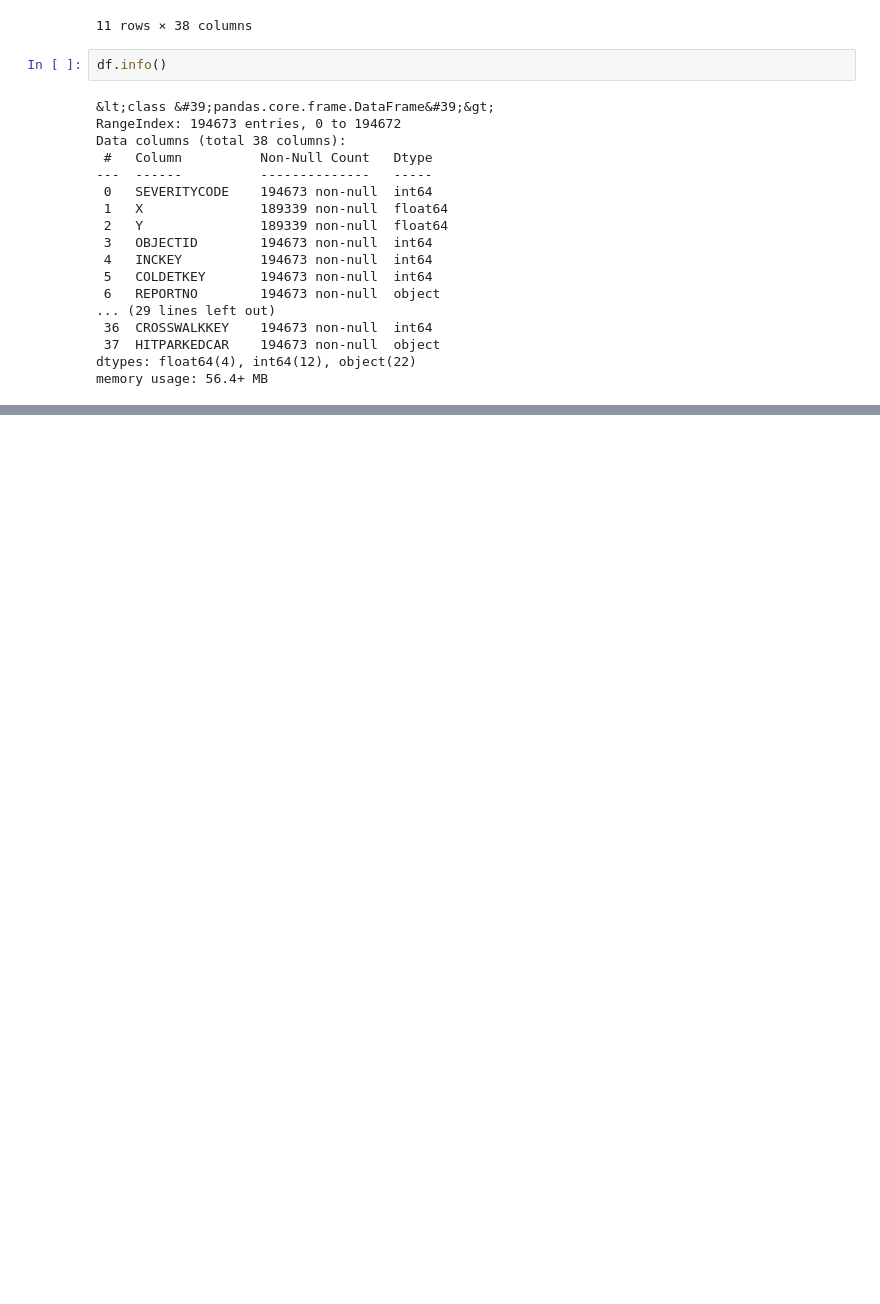
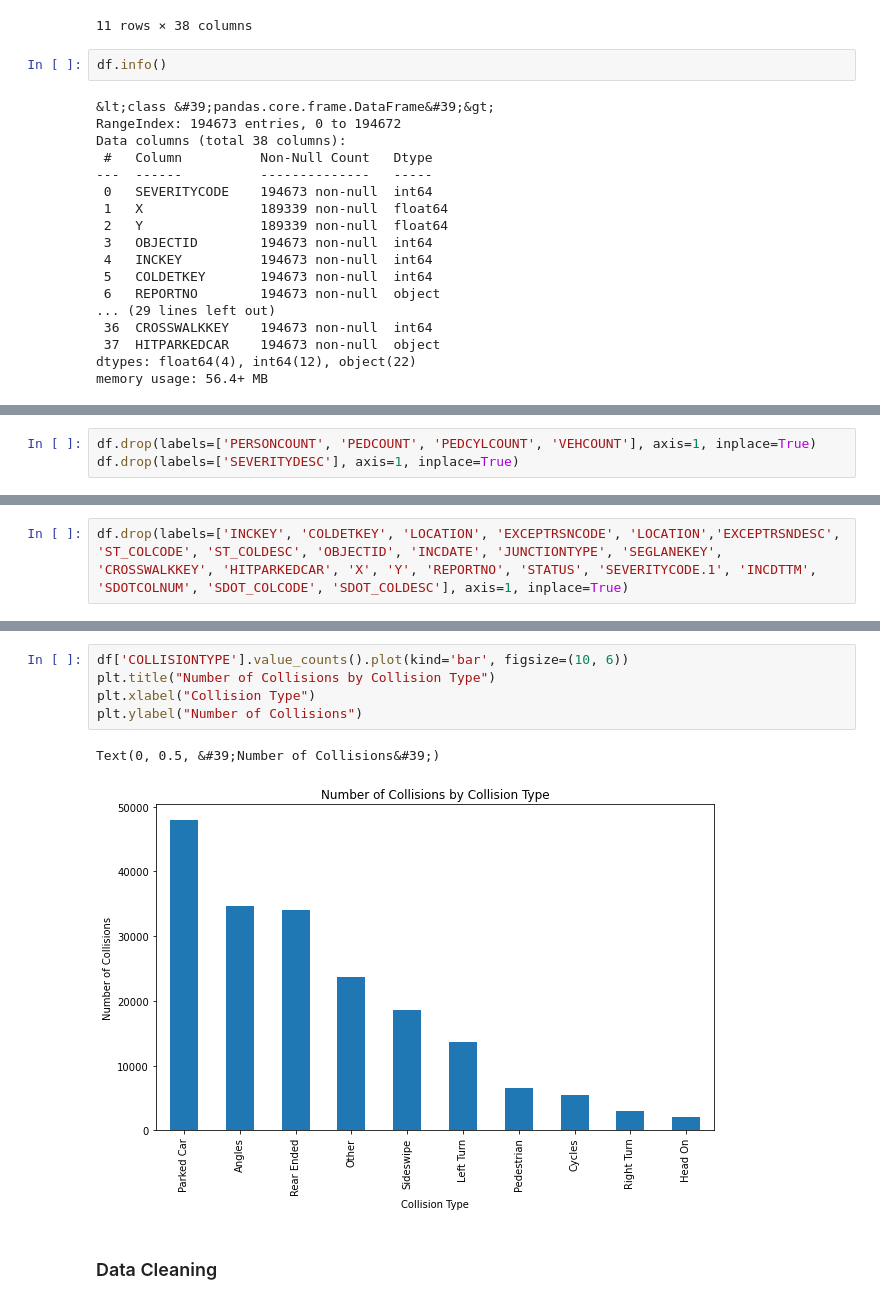
Before and after one commit to sumeetgrewal/capstone-dsp, a Jupyter notebook: project.ipynb, the cells around one changed output, grey strips where cells are left out. Saved outputs shown, nothing was run; the diff lists cells and outputs as text; blank space fills up the shorter version.

Commit message:
Work on Exploratory Data Analysis

```diff
--- a/project.ipynb
+++ b/project.ipynb
@@ -96,0 +117,3 @@ memory usage: 56.4+ MB
+# %%
+df.drop(labels=['PERSONCOUNT', 'PEDCOUNT', 'PEDCYLCOUNT', 'VEHCOUNT'], axis=1, inplace=True)
+df.drop(labels=['SEVERITYDESC'], axis=1, inplace=True)
@@ -96,0 +122,2 @@ memory usage: 56.4+ MB
+# %%
+df.drop(labels=['INCKEY', 'COLDETKEY', 'LOCATION', 'EXCEPTRSNCODE', 'LOCATION','EXCEPTRSNDESC', 'ST_COLCODE', 'ST_COLDESC', 'OBJECTID', 'INCDATE', 'JUNCTIONTYPE', 'SEGLANEKEY', 'CROSSWALKKEY', 'HITPARKEDCAR', 'X', 'Y', 'REPORTNO', 'STATUS', 'SEVERITYCODE.1', 'INCDTTM', 'SDOTCOLNUM', 'SDOT_COLCODE', 'SDOT_COLDESC'], axis=1, inplace=True)
@@ -96,0 +156,10 @@ memory usage: 56.4+ MB
+# %%
+df['COLLISIONTYPE'].value_counts().plot(kind='bar', figsize=(10, 6))
+plt.title("Number of Collisions by Collision Type")
+plt.xlabel("Collision Type")
+plt.ylabel("Number of Collisions")
+# %% [output]
+Text(0, 0.5, &#39;Number of Collisions&#39;)
+[figure, added]
+# %% [markdown]
+### Data Cleaning
```
Also changed, not shown: parts of 19 cells of this notebook.
